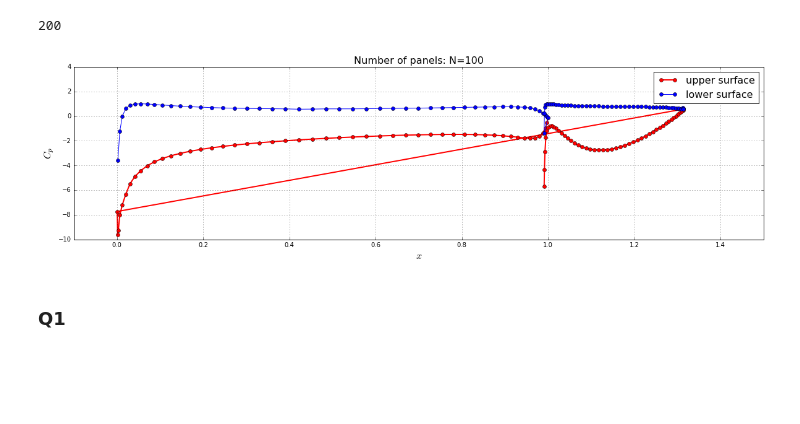
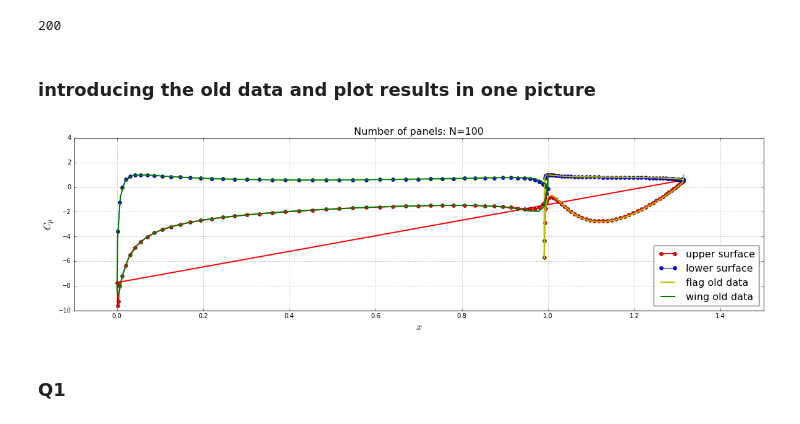
Before and after one commit to wuxuetianzi/mae6226-workspace, a Jupyter notebook: Assignment3-part1-N=100.ipynb, the cells around one changed output. Saved outputs shown, nothing was run; the diff lists cells and outputs as text; code cells hidden in the pictures; blank space fills up the shorter version.

```diff
--- a/Assignment3-part1-N=100.ipynb
+++ b/Assignment3-part1-N=100.ipynb
@@ -138,7 +138,7 @@ print(A_source.shape[1])
 # %%
 def kutta_condition(A_source, B_vortex):
 
-    b = numpy.empty([2,A_source.shape[1]+2],dtype=float)
+    b = numpy.empty([2,A_source.shape[0]+2],dtype=float)
 
     b[0,:-2] = B_vortex[0, :] + B_vortex[N-1, :]
     b[1,:-2] = B_vortex[N, :] + B_vortex[2*N-1, :]
@@ -239,26 +239,33 @@ def get_velocity_field(panels, freestream, X, Y):
                      + 0.5/math.pi*sum([p.sigma*integral(X[i,j], Y[i,j], p, 0, 1) for p in panels])
 
     return u, v
+# %% [markdown]
+### introducing the old data and plot results in one picture
+# %%
+X_wing,Y_wing = numpy.loadtxt(open("Cp_Flap_theoretical.csv","rb"),delimiter=",",skiprows=0,unpack=True)
+X_flap,yY_flap = numpy.loadtxt(open("Cp_Main_theoretical.csv","rb"),delimiter=",",skiprows=0,unpack=True)
 # %%
 # plot surface pressure coefficient
 pyplot.figure(figsize=(20, 5))
 pyplot.grid()
 pyplot.xlabel('$x$', fontsize=16)
 pyplot.ylabel('$C_p$', fontsize=16)
 pyplot.plot([panel.xc for panel in total_panels if panel.loc == 'upper'],
             [panel.cp for panel in total_panels if panel.loc == 'upper'],
             label='upper surface',
             color='r', linestyle='-', linewidth=2, marker='o', markersize=6)
 pyplot.plot([panel.xc for panel in total_panels if panel.loc == 'lower'],
             [panel.cp for panel in total_panels if panel.loc == 'lower'],
             label= 'lower surface',
             color='b', linestyle='-', linewidth=1, marker='o', markersize=6)
+pyplot.plot(X_wing,Y_wing, label="flag old data",color='y', linestyle='-', linewidth=2)
+pyplot.plot(X_flap,yY_flap, label="wing old data",color='g', linestyle='-', linewidth=2)
 pyplot.legend(loc='best', prop={'size':16})
 pyplot.xlim(-0.1, 1.5)
 pyplot.ylim(-10, 4.0)
 pyplot.title('Number of panels: N=100', fontsize=16);
 # %% [output]
-[figure, old version]
+[figure, new version]
 # %% [markdown]
 ### Q1
 # %%
```
Also changed, not shown: parts of 6 cells of this notebook.
